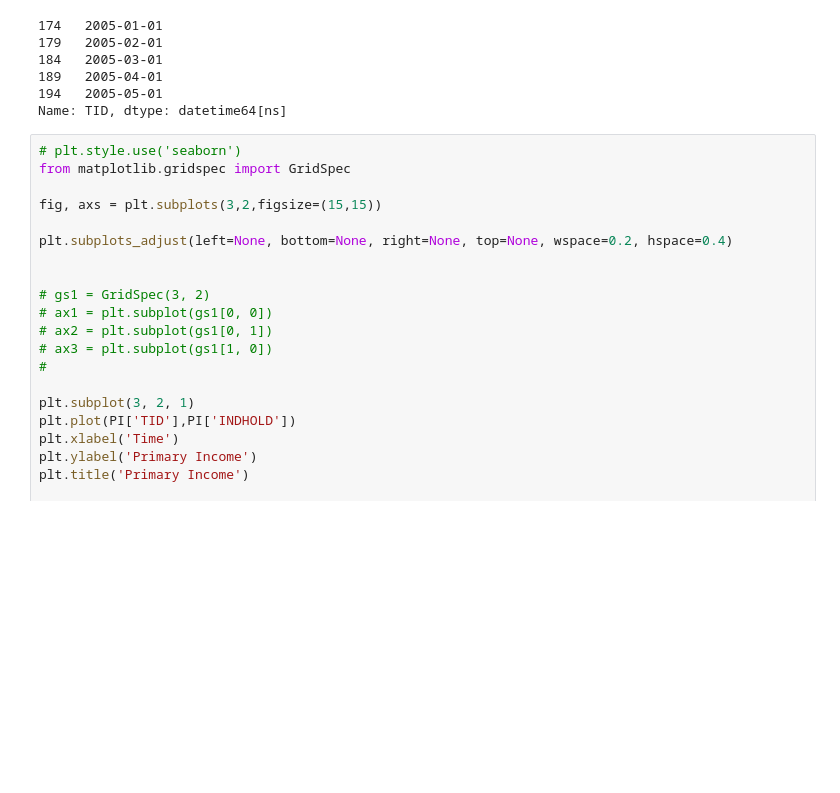
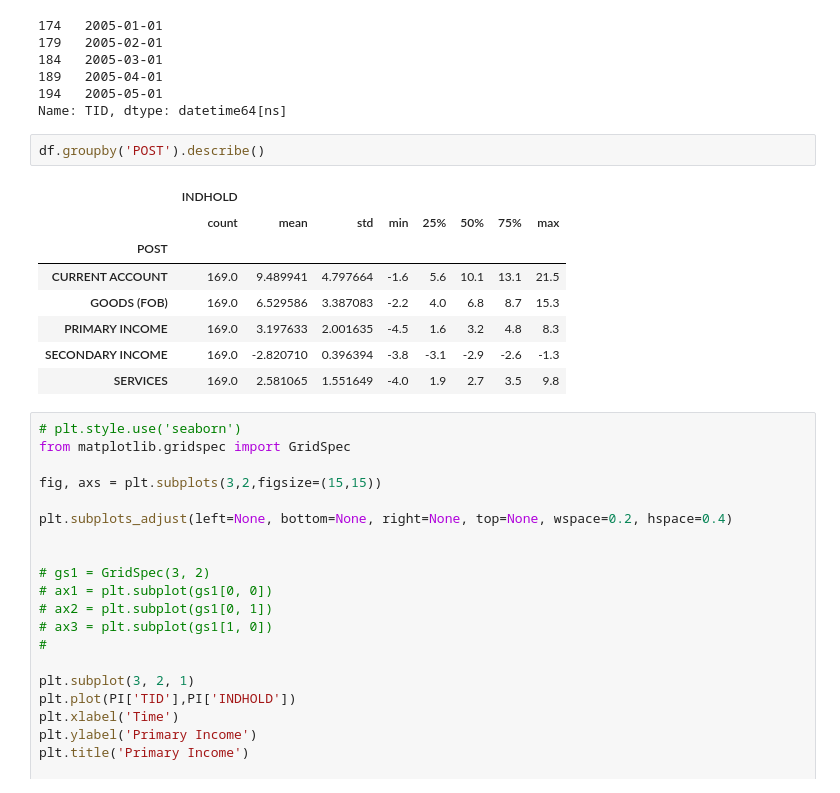
Before and after one commit to MartinBA741/Data_Project, a Jupyter notebook: Data Analysis Project.ipynb, the cells around one changed output. Drawn from its saved outputs; the diff is of its cells as text; blank space fills up the shorter version.

Commit message:
Summary statistics - groupby(POST)

```diff
--- a/Data Analysis Project.ipynb
+++ b/Data Analysis Project.ipynb
@@ -82,6 +82,17 @@ PI['TID'].head()
 189   2005-04-01
 194   2005-05-01
 Name: TID, dtype: datetime64[ns]
+# %%
+df.groupby('POST').describe()
+# %% [output]
+|  | INDHOLD |  |  |  |  |  |  |  |
+|  | count | mean | std | min | 25% | 50% | 75% | max |
+| POST |  |  |  |  |  |  |  |  |
+| CURRENT ACCOUNT | 169.0 | 9.489941 | 4.797664 | -1.6 | 5.6 | 10.1 | 13.1 | 21.5 |
+| GOODS (FOB) | 169.0 | 6.529586 | 3.387083 | -2.2 | 4.0 | 6.8 | 8.7 | 15.3 |
+| PRIMARY INCOME | 169.0 | 3.197633 | 2.001635 | -4.5 | 1.6 | 3.2 | 4.8 | 8.3 |
+| SECONDARY INCOME | 169.0 | -2.820710 | 0.396394 | -3.8 | -3.1 | -2.9 | -2.6 | -1.3 |
+| SERVICES | 169.0 | 2.581065 | 1.551649 | -4.0 | 1.9 | 2.7 | 3.5 | 9.8 |
 # %%
 # plt.style.use('seaborn')
 from matplotlib.gridspec import GridSpec
```
